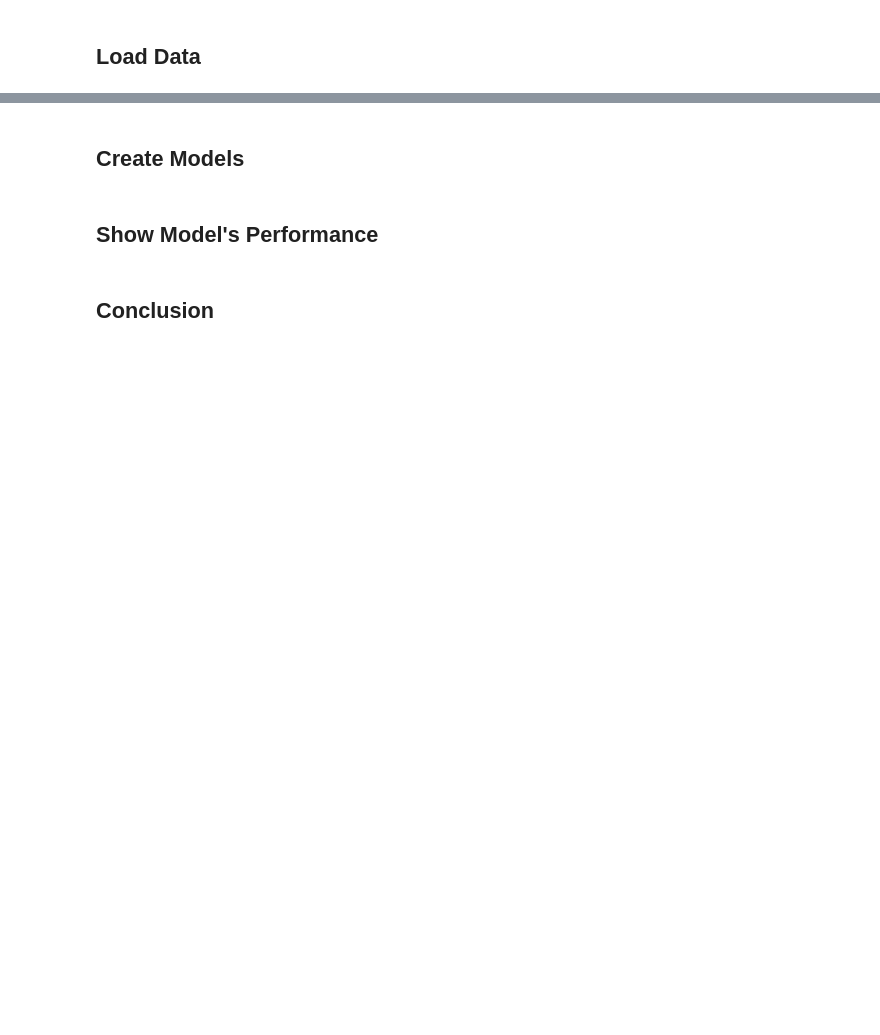
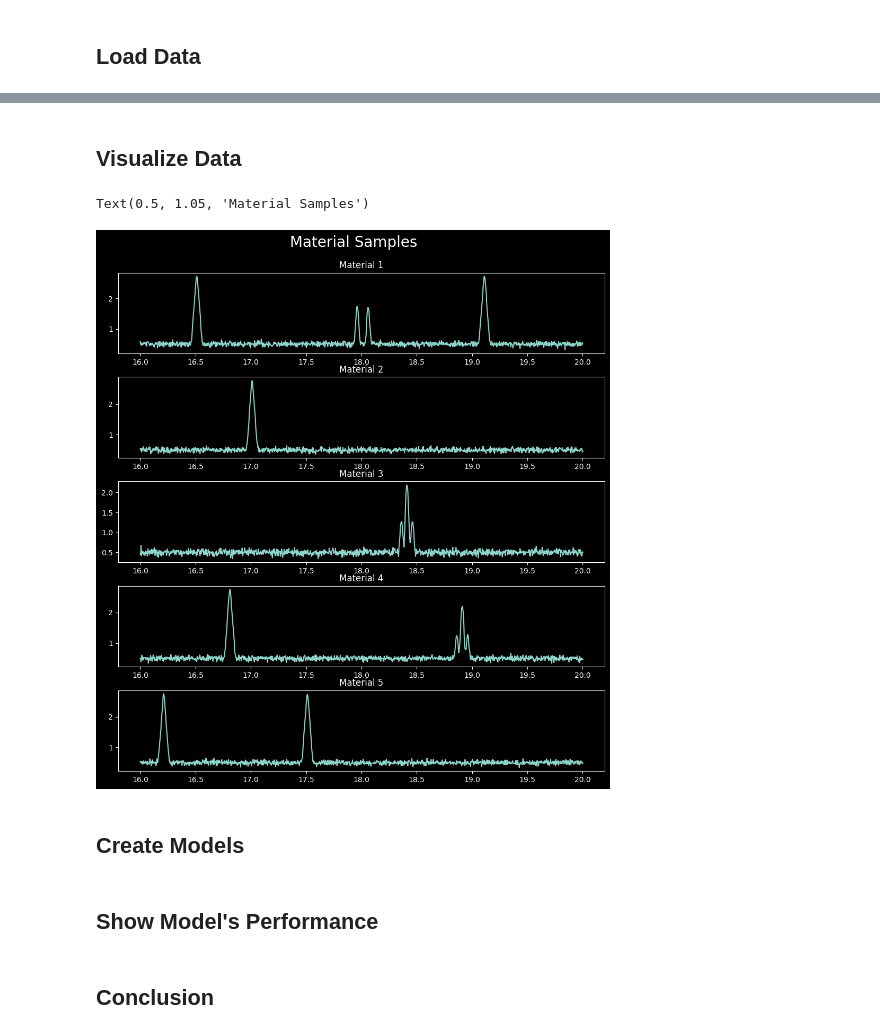
Before and after one commit to cgrundman/nuclear-magnetic-resonance, a Jupyter notebook: pattern_recognizer.ipynb, the cells around one changed output, grey strips where cells are left out. Drawn from its saved outputs; the diff is of its cells as text; code cells hidden in the pictures; blank space fills up the shorter version.

```diff
--- a/pattern_recognizer.ipynb
+++ b/pattern_recognizer.ipynb
@@ -14,3 +29,22 @@ print(f"TensorFlow Version: {tf.__version__}")
+# %% [markdown]
+## Visualize Data
+# %%
+directory = "/content/processed_nmr_data/"
+# %%
+plt.style.use('dark_background')
+fig, axs = plt.subplots(5, 1, figsize=(10, 10))
+fig.tight_layout()
+
+for i, row in enumerate(axs):
+    file = f"0000_Material_{i+1}.txt"
+    freq = np.linspace(16, 20, num=1200)
+    load_data = np.loadtxt(directory + file)
+    row.title.set_text(f"Material {i+1}")
+    row.plot(freq, load_data)
+plt.suptitle("Material Samples", fontsize=20, y='1.05')
+# %% [output]
+Text(0.5, 1.05, 'Material Samples')
+[figure, added]
 # %% [markdown]
 ## Create Models
 # %%
```
Also changed, not shown: parts of 7 cells of this notebook.
